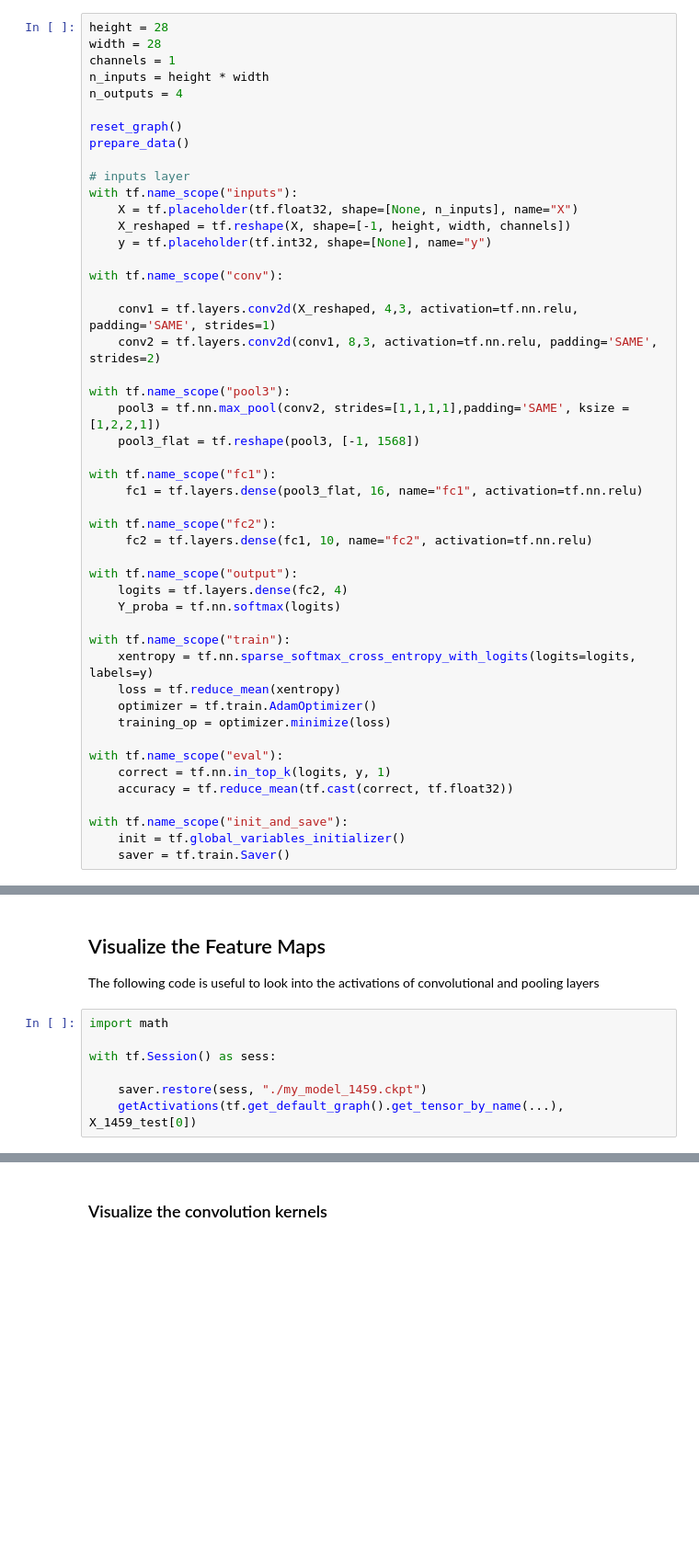
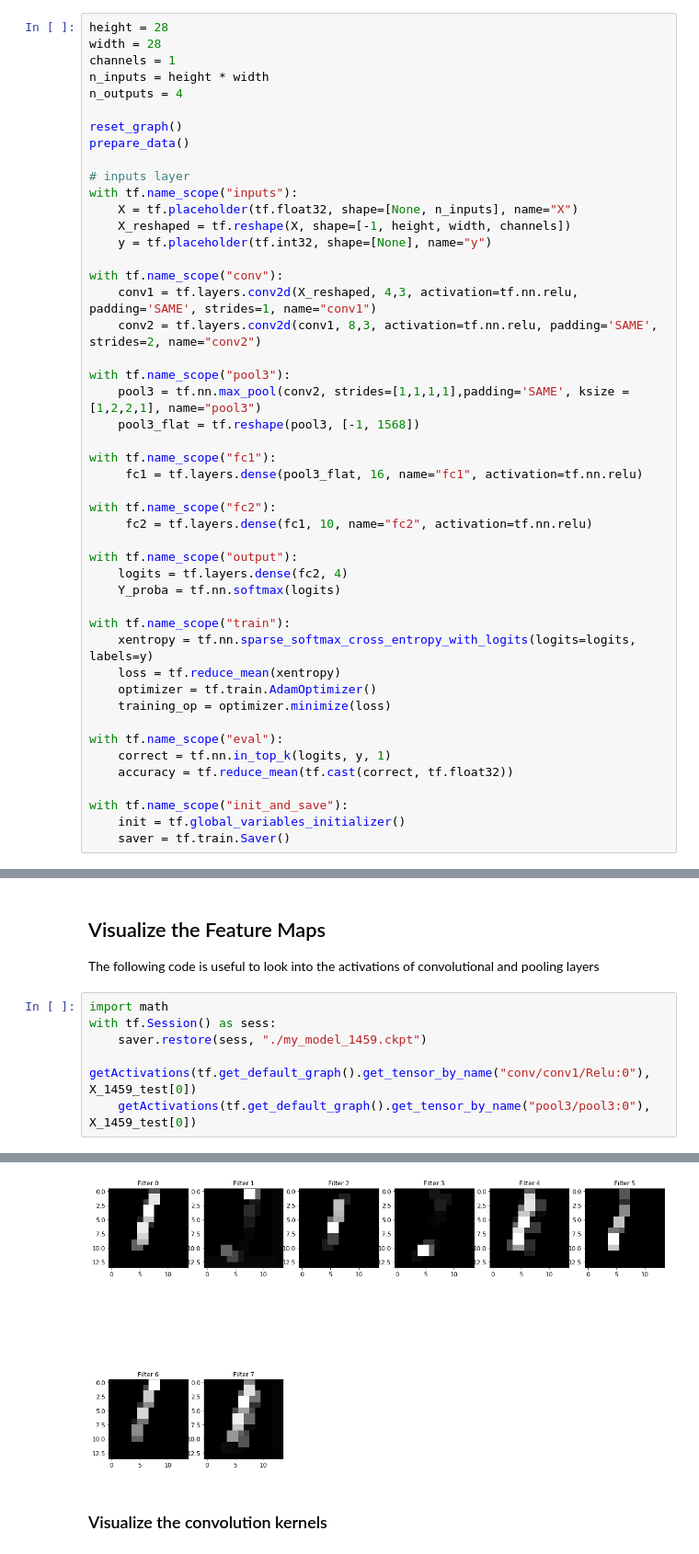
Before and after one commit to shreyasbhatia09/MNIST-Digit-Classfication, a Jupyter notebook: mnist_transfer_learningskeleton.ipynb, the cells around one changed output, grey strips where cells are left out. Shown: that part at 92% size. Saved outputs shown, nothing was run; the diff lists cells and outputs as text; blank space fills up the shorter version.

Commit message:
Added graphs

```diff
--- a/mnist_transfer_learningskeleton.ipynb
+++ b/mnist_transfer_learningskeleton.ipynb
@@ -177,12 +177,11 @@ with tf.name_scope("inputs"):
     y = tf.placeholder(tf.int32, shape=[None], name="y")
 
 with tf.name_scope("conv"):
-
-    conv1 = tf.layers.conv2d(X_reshaped, 4,3, activation=tf.nn.relu, padding='SAME', strides=1)
-    conv2 = tf.layers.conv2d(conv1, 8,3, activation=tf.nn.relu, padding='SAME', strides=2)
+    conv1 = tf.layers.conv2d(X_reshaped, 4,3, activation=tf.nn.relu, padding='SAME', strides=1, name="conv1")
+    conv2 = tf.layers.conv2d(conv1, 8,3, activation=tf.nn.relu, padding='SAME', strides=2, name="conv2")
 
 with tf.name_scope("pool3"):
-    pool3 = tf.nn.max_pool(conv2, strides=[1,1,1,1],padding='SAME', ksize = [1,2,2,1])
+    pool3 = tf.nn.max_pool(conv2, strides=[1,1,1,1],padding='SAME', ksize = [1,2,2,1], name="pool3")
     pool3_flat = tf.reshape(pool3, [-1, 1568])
 
 with tf.name_scope("fc1"):
@@ -343,8 +344,8 @@ Finished training
 The following code is useful to look into the activations of convolutional and pooling layers
 # %%
 import math
-
 with tf.Session() as sess:
-
     saver.restore(sess, "./my_model_1459.ckpt")
-    getActivations(tf.get_default_graph().get_tensor_by_name(...), X_1459_test[0])
+    getActivations(tf.get_default_graph().get_tensor_by_name("conv/conv1/Relu:0"), X_1459_test[0])
+    getActivations(tf.get_default_graph().get_tensor_by_name("pool3/pool3:0"), X_1459_test[0])
+# %% [output]
@@ -351,3 +353,4 @@ with tf.Session() as sess:
+[figure, added]
 # %% [markdown]
 ### Visualize the convolution kernels
 # %%
```
Also changed, not shown: parts of 3 cells of this notebook.
